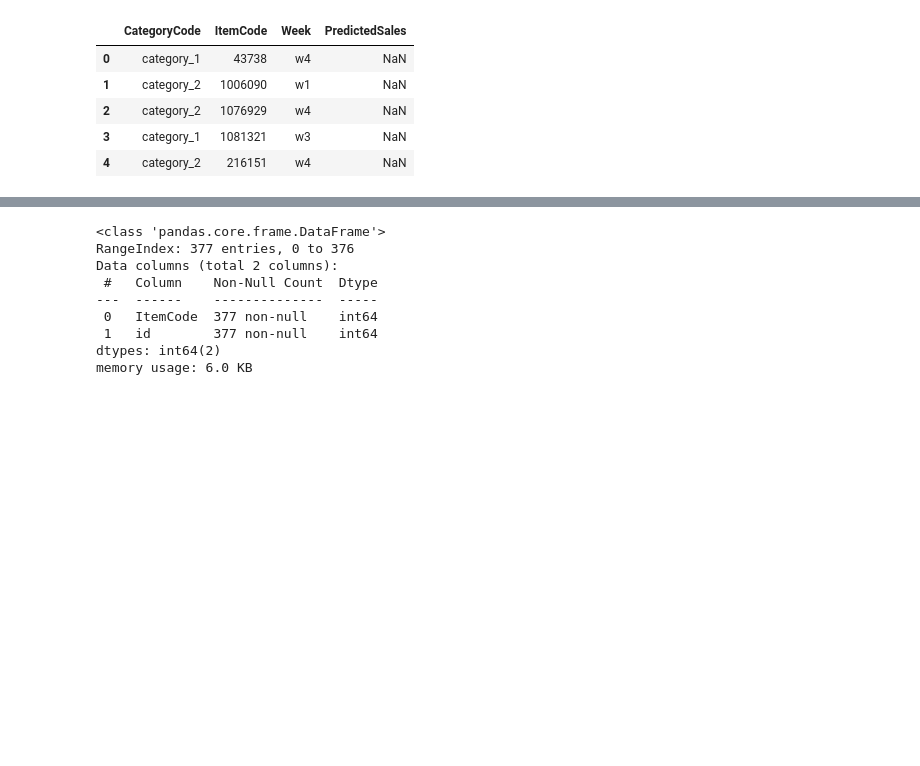
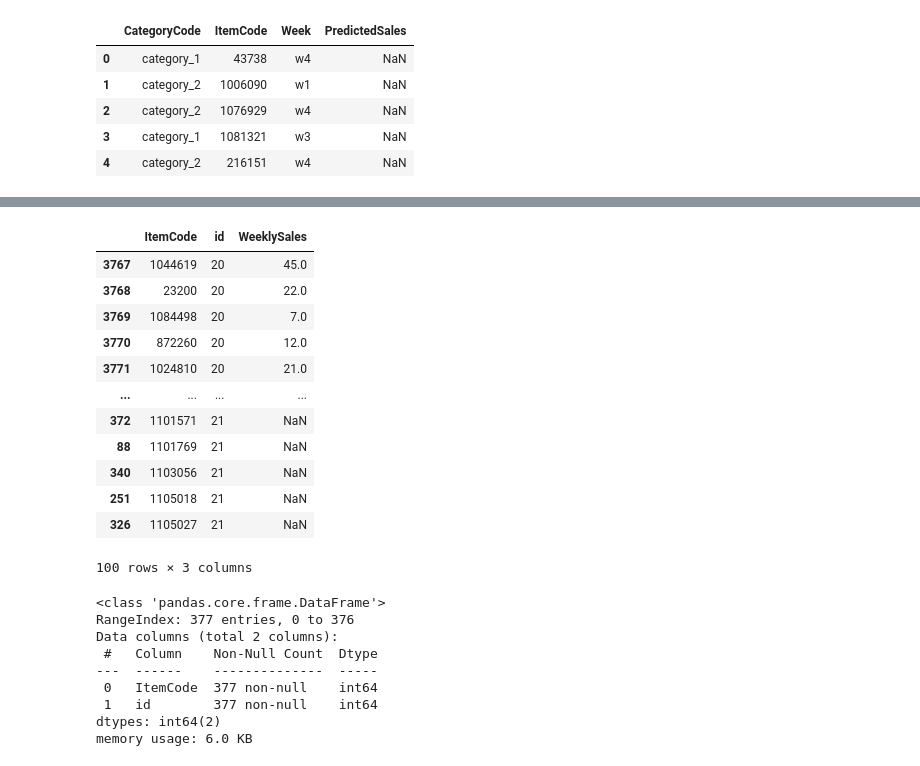
Before and after one commit to Vaseekaran-V/Datastorm-3, a Jupyter notebook: Day1/Time_series_workings_V.ipynb, the cells around one changed output, grey strips where cells are left out. Saved outputs shown, nothing was run; the diff lists cells and outputs as text; code cells hidden in the pictures; blank space fills up the shorter version.

```diff
--- a/Day1/Time_series_workings_V.ipynb
+++ b/Day1/Time_series_workings_V.ipynb
@@ -199,0 +326,4 @@ test_data.head()
+# %%
+test_data_21 = test_data[test_data['id'] == 21]
+# %%
+train_data.sort_values(by = ['id', 'ItemCode'], inplace = True)
@@ -199,0 +339,18 @@ test_data.head()
+# %%
+train_data_21 = pd.concat([train_data, test_data_21])
+# %%
+train_data_21.tail(100)
+# %% [output]
+|  | ItemCode | id | WeeklySales |
+| 3767 | 1044619 | 20 | 45.0 |
+| 3768 | 23200 | 20 | 22.0 |
+| 3769 | 1084498 | 20 | 7.0 |
+| 3770 | 872260 | 20 | 12.0 |
+| 3771 | 1024810 | 20 | 21.0 |
+| ... | ... | ... | ... |
+| 372 | 1101571 | 21 | NaN |
+| 88 | 1101769 | 21 | NaN |
+| 340 | 1103056 | 21 | NaN |
+| 251 | 1105018 | 21 | NaN |
+| 326 | 1105027 | 21 | NaN |
+100 rows × 3 columns
```
Also changed, not shown: parts of 19 cells of this notebook, 4 other files.
